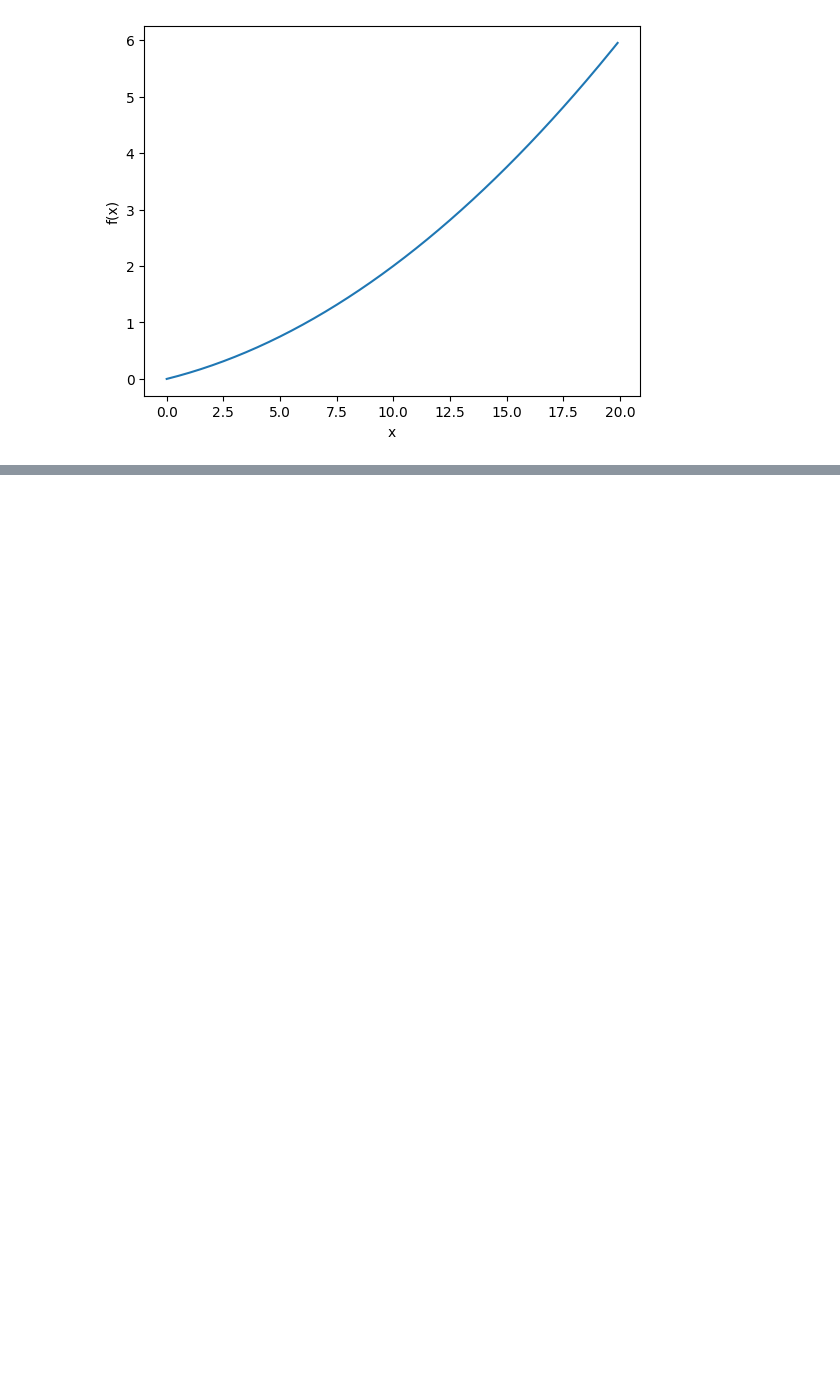
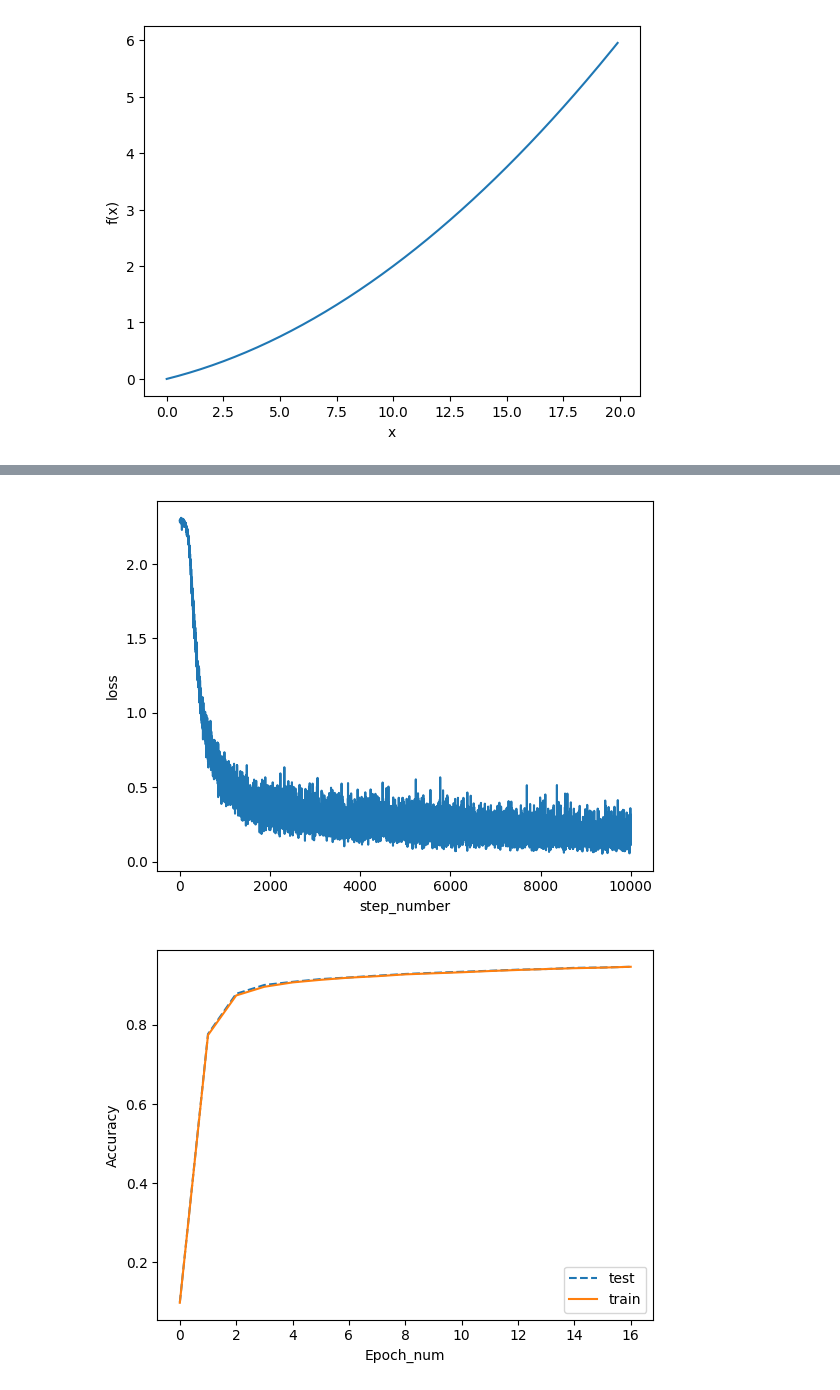
Before and after one commit to XinxinLi2004/Deeplearning, a Jupyter notebook: DeepLearning_from_Scratch/Fish_book.ipynb, the cells around one changed output, grey strips where cells are left out. Cells and saved outputs as stored; diff of their text form; code cells hidden in the pictures; blank space fills up the shorter version.

```diff
--- a/DeepLearning_from_Scratch/Fish_book.ipynb
+++ b/DeepLearning_from_Scratch/Fish_book.ipynb
@@ -47,0 +125,22 @@ plt.show()
+# %%
+import os
+file_path = "D://Deeplearning//images"
+# %%
+X_axis = range(iters_num)
+plt.plot(X_axis, train_lost_list)
+plt.xlabel('step_number')
+plt.ylabel('loss')
+plt.savefig(file_path + "loss.png", dpi=300)
+plt.show()
+
+X_axis = range(np.array(train_acc_list).size)
+plt.plot(X_axis, test_acc_list, linestyle='--')
+plt.plot(X_axis, train_acc_list)
+plt.xlabel("Epoch_num")
+plt.ylabel("Accuracy")
+plt.legend(["test", "train"])
+plt.savefig(file_path + "acc_epoch.png", dpi=300)
+plt.show()
+# %% [output]
+[figure, added]
+[figure, added]
```
Also changed, not shown: parts of 1 cell of this notebook, 7 other files.
